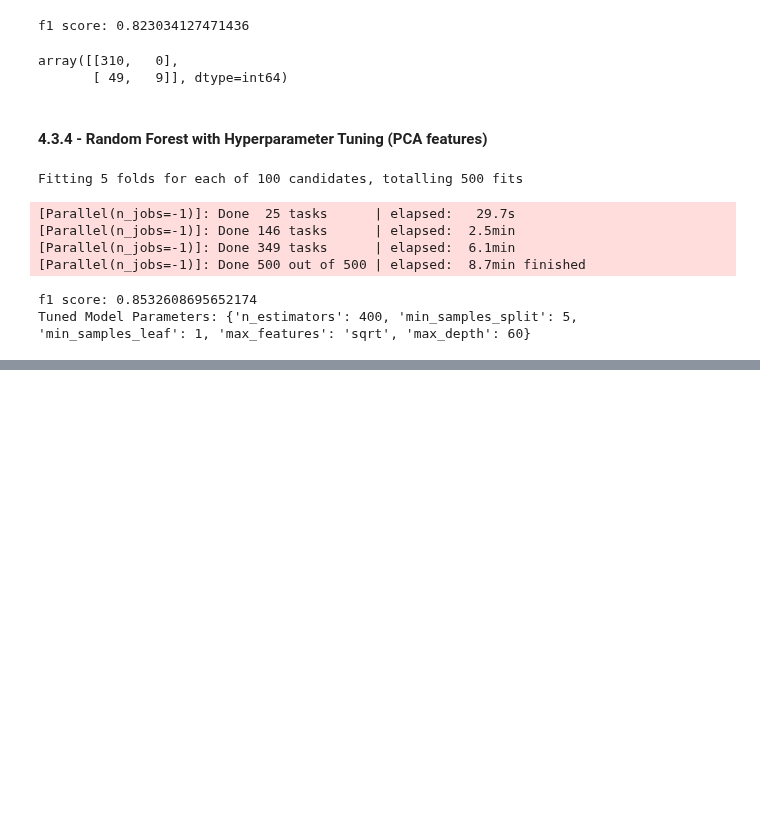
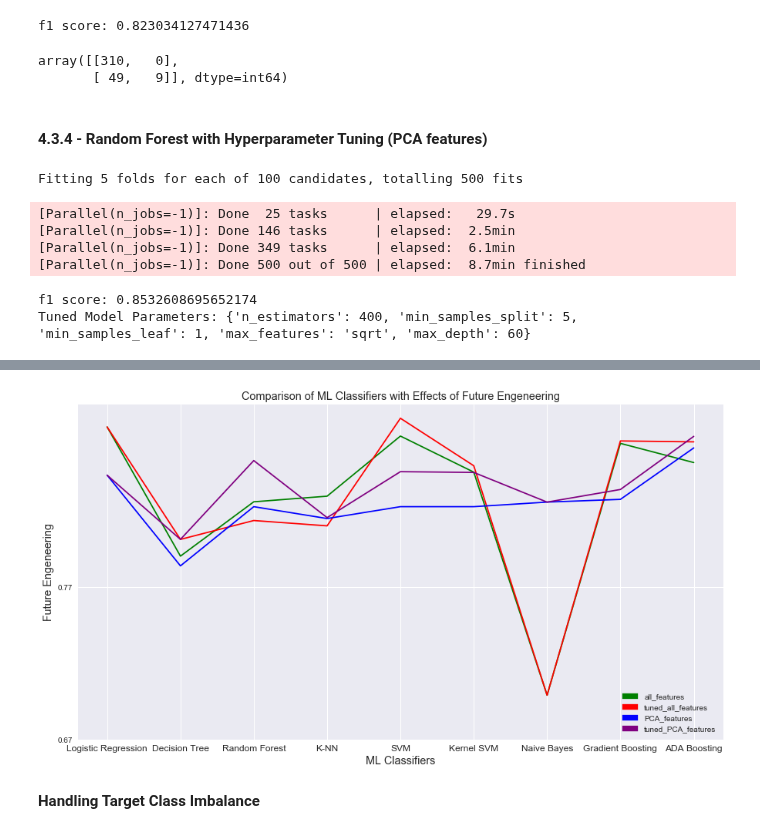
Before and after one commit to ShiningData/Capstone_Project-IBM_HR_Analytics, a Jupyter notebook: HR Analytics Employee Attrition and Performance.ipynb, the cells around one changed output, grey strips where cells are left out. Drawn from its saved outputs; the diff is of its cells as text; code cells hidden in the pictures; blank space fills up the shorter version.

Commit message:
find the right model

```diff
--- a/HR Analytics Employee Attrition and Performance.ipynb
+++ b/HR Analytics Employee Attrition and Performance.ipynb
@@ -1727,0 +2270,14 @@ Tuned Model Parameters: {'n_estimators': 400, 'min_samples_split': 5, 'min_sampl
+# %%
+# Creating model comparison dataframe
+df = pd.DataFrame.from_dict(results, orient='index')
+df.columns = ['all_features', 'tuned_all_features', 'PCA_features', 'tuned_PCA_features']
+# %%
+# Computing the total improvement on the f1 score
+
+list1 = []
+for i in df.index:
+    d = max(df.all_features[i], df.tuned_all_features[i], df.PCA_features[i], df.tuned_PCA_features[i])
+    e = (d / df.all_features[i]) - 1
+    list1.append(float("%.4f" % e))
+
+df['Total Improvement(%)'] = list1
@@ -1727,0 +2298,49 @@ Tuned Model Parameters: {'n_estimators': 400, 'min_samples_split': 5, 'min_sampl
+# %%
+# Comparison of ML Classifiers with Effects of Feature Engineering
+import matplotlib.patches as mpatches
+
+r = [0,1,2,3,4,5,6,7,8]
+
+# From raw value to percentage
+A = df.iloc[:,0]
+B = df.iloc[:,1]
+C = df.iloc[:,2]
+D = df.iloc[:,3]
+
+# plot
+barWidth = 0.85
+names = ('Logistic Regression', 'Decision Tree', 'Random Forest', 'K-NN', 'SVM',
+         'Kernel SVM', 'Naive Bayes', 'Gradient Boosting', 'ADA Boosting')
+fig = plt.figure(figsize=(15,8))
+
+# Create green Bars
+plt.plot(r, A, color='green')
+
+# Create orange Bars
+plt.plot(r, B, color='red')
+
+# Create blue Bars
+plt.plot(r, C, color='blue')
+
+# Create purple Bars
+plt.plot(r, D, color='purple')
+
+# Custom x axis
+plt.xticks(r, names, fontsize='large')
+plt.yticks(np.arange(0.67,0.78,0.1))
+plt.xlabel("ML Classifiers", fontsize='x-large')
+plt.ylabel("Future Engeneering", fontsize='x-large')
+plt.title("Comparison of ML Classifiers with Effects of Future Engeneering", fontsize='x-large')
+
+green = mpatches.Patch(color='green', label='all_features')
+orange = mpatches.Patch(color='red', label='tuned_all_features')
+blue = mpatches.Patch(color='blue', label='PCA_features')
+purple = mpatches.Patch(color='purple', label='tuned_PCA_features')
+plt.legend(handles=[green, orange, blue, purple], loc=4)
+
+# Show graphic
+plt.show()
+# %% [output]
+[figure, added]
+# %% [markdown]
+**Handling Target Class Imbalance**
```
Also changed, not shown: parts of 69 cells of this notebook.
